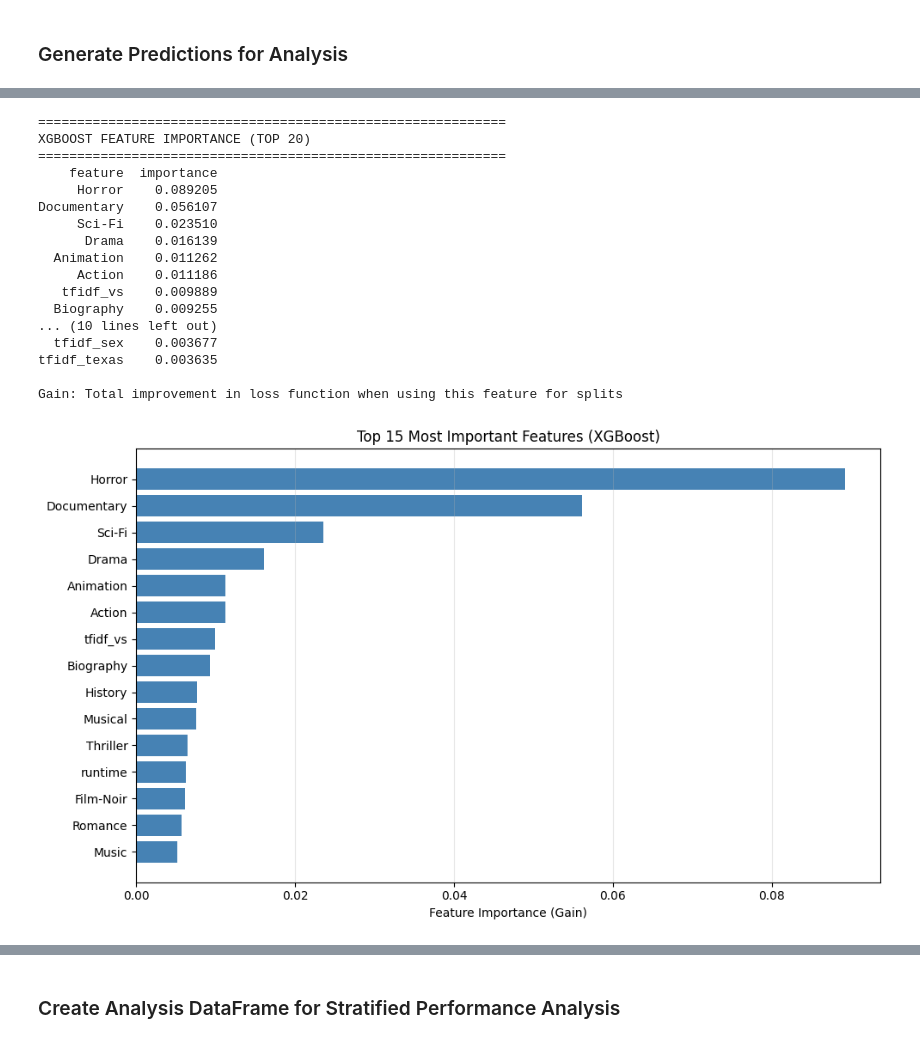
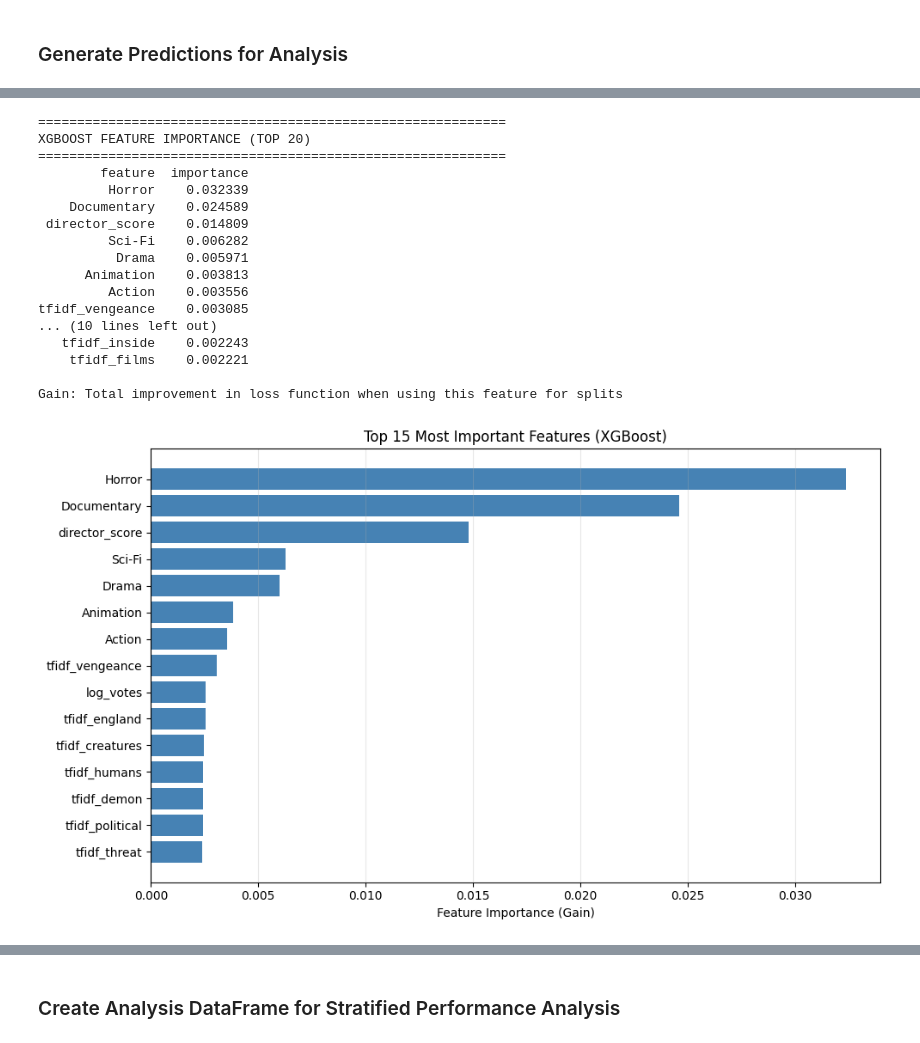
Before and after one commit to Berilay6/Movie_IMDb_Prediction, a Jupyter notebook: XGBoost.ipynb, the cells around one changed output, grey strips where cells are left out. Saved outputs shown, nothing was run; the diff lists cells and outputs as text; code cells hidden in the pictures.

```diff
--- a/XGBoost.ipynb
+++ b/XGBoost.ipynb
@@ -117,19 +93,25 @@ Movies often belong to multiple genres simultaneously (e.g., "Action, Thriller,
 #target variable
 y = df['rating']
 
+# Get genre column names
 genre_Columns = list(genres_encoded.columns) #list of genre columns
+print(f"Number of genres: {len(genre_Columns)}")
+
+# Define base numeric features
 numeric_base = ["votes", "runtime"] #list of numeric base columns
 numeric_features_full = numeric_base + genre_Columns # numeric + genre features
 
-# columns to encode later
+# Columns to encode later
 director_col = "director"
 stars_col = "stars"
 description_col = "description"
 
-# Select features (including description)
-x = df[numeric_features_full + [director_col, stars_col, description_col]].copy()
+# Select features - explicitly list all columns we need
+feature_cols = numeric_features_full + [director_col, stars_col, description_col]
+x = df[feature_cols].copy()
 
 print(f"Feature set: {x.shape}")
 print(f"Target variable: {y.shape}")
+print(f"Features include: {len(numeric_base)} numeric + {len(genre_Columns)} genres + 3 text/categorical")
 x.head()
 # %% [output]
@@ -249,0 +233,8 @@ Directors and actors are categorical with thousands of unique values. Instead of
+# %%
+# Votes have an exponential distribution - log normalizes this
+X_train['log_votes'] = np.log1p(X_train['votes'])
+X_test['log_votes'] = np.log1p(X_test['votes'])
+
+print(f"Log transformation applied to votes")
+print(f"Training set shape: {X_train.shape}")
+print(f"Test set shape: {X_test.shape}")
@@ -765,50 +834,65 @@ Before analyzing model errors and understanding feature contributions, we need t
 # %%
 # XGBoost Feature Importance (Gain)
-# Create feature names: numeric features + TF-IDF features
-numeric_feature_names = list(X_train_numeric.columns)
-tfidf_feature_names = [f"tfidf_{word}" for word in tfidf.get_feature_names_out()]
-all_feature_names = numeric_feature_names + tfidf_feature_names
+# Extract the XGBoost model from the pipeline
+xgb_model = best_model.named_steps['model']
+
+# Get feature names from the pipeline's preprocessor
+if 'preprocessor' in best_model.named_steps:
+    preprocessor = best_model.named_steps['preprocessor']
+
+    # Get numeric feature names
+    numeric_cols = [col for col in X_train.columns if col != 'description' and col != 'votes']
+
+    # Get TF-IDF feature names
+    tfidf_vectorizer = preprocessor.named_transformers_['text']
+    tfidf_feature_names = [f"tfidf_{word}" for word in tfidf_vectorizer.get_feature_names_out()]
+
+    # Combine all feature names
+    all_feature_names = numeric_cols + tfidf_feature_names
+else:
+    # Model without description (numeric only)
+    all_feature_names = [col for col in X_train.columns if col not in ['description', 'votes']]
 
 feature_importance = pd.DataFrame({
     'feature': all_feature_names,
-    'importance': best_model.feature_importances_
+    'importance': xgb_model.feature_importances_
 }).sort_values('importance', ascending=False)
 
 print("="*60)
 print("XGBOOST FEATURE IMPORTANCE (TOP 20)")
 print("="*60)
 print(feature_importance.head(20).to_string(index=False))
 
 # Visualize Top 15
 plt.figure(figsize=(10, 6))
 top_15 = feature_importance.head(15)
 plt.barh(range(len(top_15)), top_15['importance'], color='steelblue')
 plt.yticks(range(len(top_15)), top_15['feature'])
 plt.xlabel('Feature Importance (Gain)')
 plt.title('Top 15 Most Important Features (XGBoost)')
 plt.gca().invert_yaxis()
 
 plt.grid(True, alpha=0.3, axis='x')
 print("\nGain: Total improvement in loss function when using this feature for splits")
 
 plt.tight_layout()
 plt.show()
 # %% [output]
 ============================================================
 XGBOOST FEATURE IMPORTANCE (TOP 20)
 ============================================================
-    feature  importance
-     Horror    0.089205
-Documentary    0.056107
-     Sci-Fi    0.023510
-      Drama    0.016139
-  Animation    0.011262
-     Action    0.011186
-   tfidf_vs    0.009889
-  Biography    0.009255
+        feature  importance
+         Horror    0.032339
+    Documentary    0.024589
+ director_score    0.014809
+         Sci-Fi    0.006282
+          Drama    0.005971
+      Animation    0.003813
+         Action    0.003556
+tfidf_vengeance    0.003085
 ... (10 lines left out)
-  tfidf_sex    0.003677
-tfidf_texas    0.003635
+   tfidf_inside    0.002243
+    tfidf_films    0.002221
 
 Gain: Total improvement in loss function when using this feature for splits
-[figure, old version]
+[figure, new version]
```
Also changed, not shown: parts of 71 cells of this notebook.
